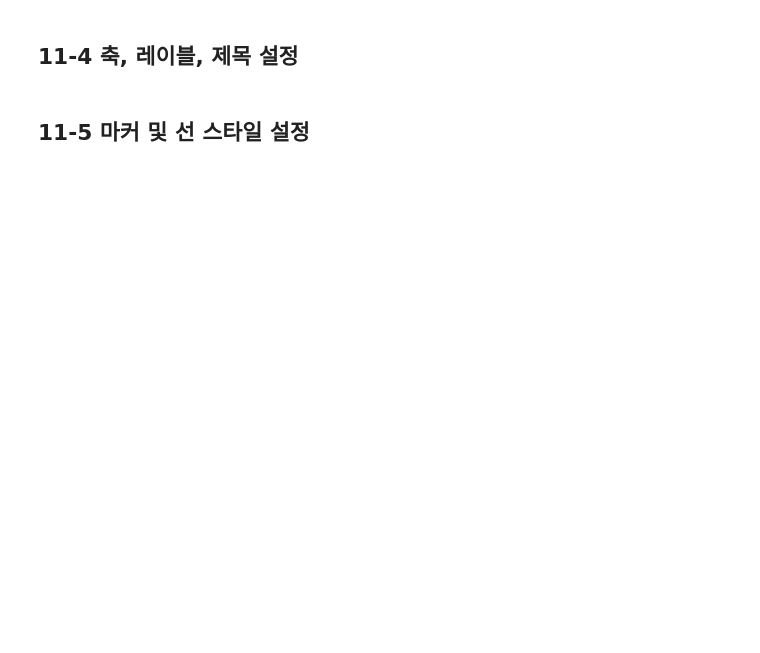
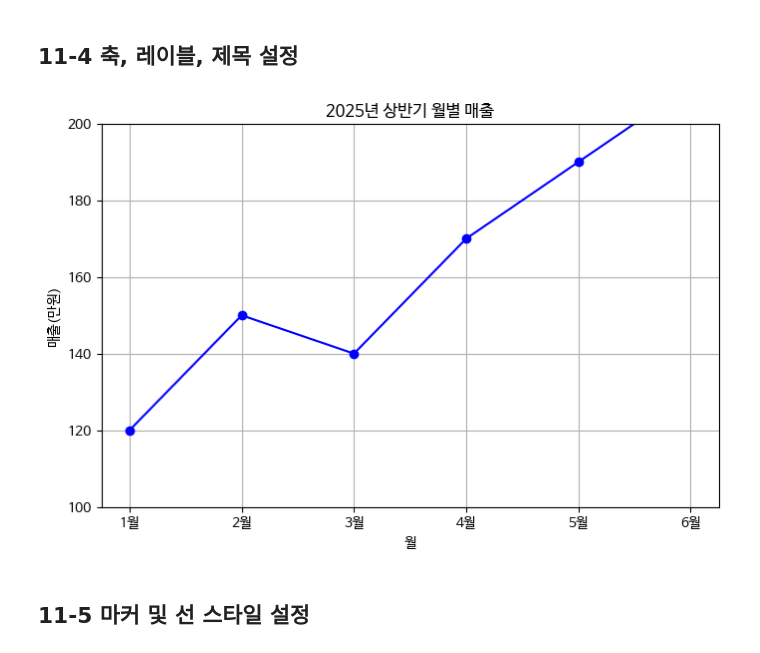
Before and after one commit to HYA6/DataAnalysis, a Jupyter notebook: OpenSourceDataAnalysis_11.ipynb, the cells around one changed output. Cells and saved outputs as stored; diff of their text form; code cells hidden in the pictures; blank space fills up the shorter version.

```diff
--- a/OpenSourceDataAnalysis_11.ipynb
+++ b/OpenSourceDataAnalysis_11.ipynb
@@ -74,26 +80,28 @@ plt.show()
 # %%
 import matplotlib.pyplot as plt
 
 ## 데이터 정의
 months = ['1월', '2월', '3월', '4월', '5월', '6월']
 sales = [120, 150, 140, 170, 190, 210]
 
 ## 그래프 그리기
 plt.figure(figsize=(8, 5))
 plt.plot(months, sales, 'o-', color='blue')
 
 ## 축, 레이블, 제목 설정
 # x 축 제목 : 월
-
+plt.xlabel('월')
 # y 축 제목 : 매출(만원)
-
+plt.ylabel('매출(만원)')
 # y 축 범위 (100 ~ 220)
-
+plt.ylim(100, 200)
 # 제목 : 2025년 상반기 월별 매출
-
+plt.title('2025년 상반기 월별 매출')
 
 plt.grid(True)
 plt.show()
+# %% [output]
+[figure, added]
 # %% [markdown]
 ## 11-5 마커 및 선 스타일 설정
 # %%
```
Also changed, not shown: parts of 18 cells of this notebook.
